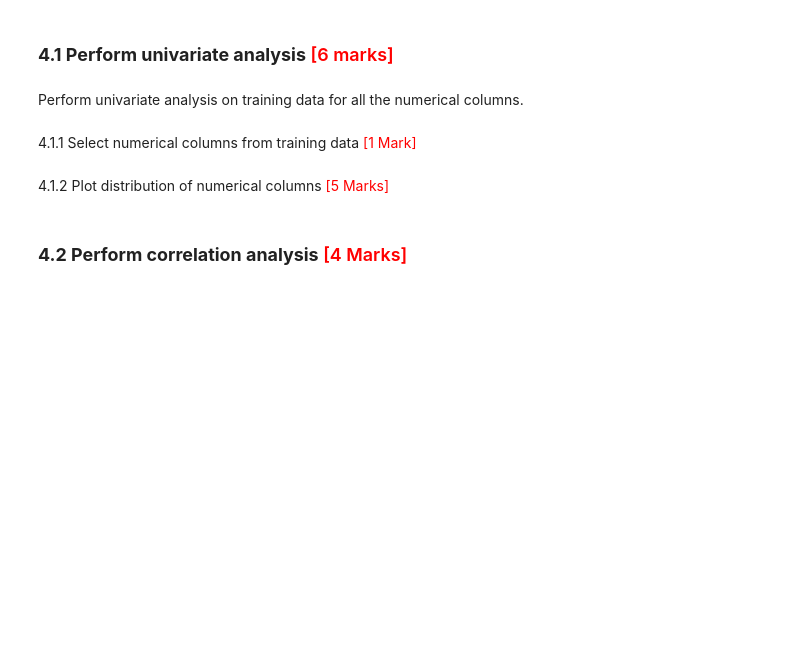
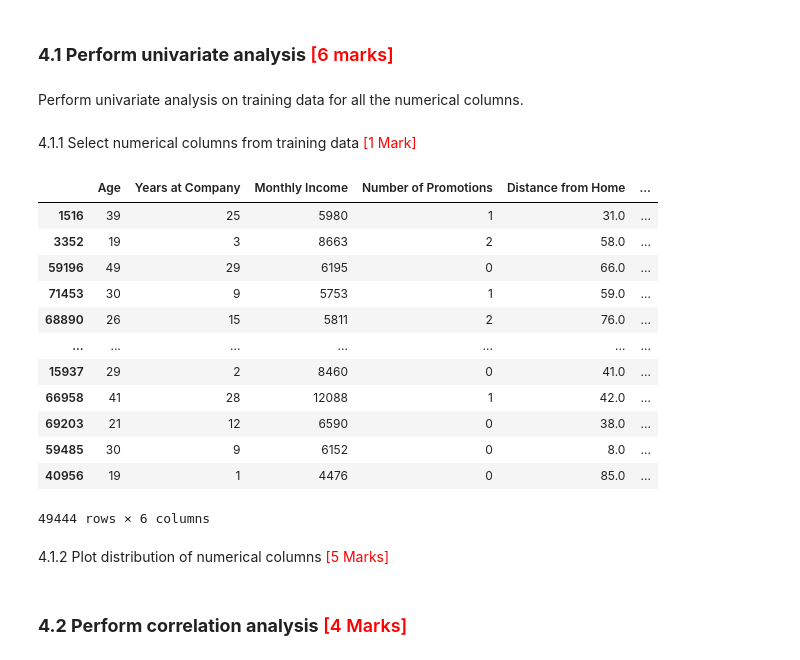
Before and after one commit to Harshitasareen/Employee-Retention-Case-Study, a Jupyter notebook: Predicting_Employee_Retention_Starter.ipynb, the cells around one changed output. Saved outputs shown, nothing was run; the diff lists cells and outputs as text; code cells hidden in the pictures; blank space fills up the shorter version.

```diff
--- a/Predicting_Employee_Retention_Starter.ipynb
+++ b/Predicting_Employee_Retention_Starter.ipynb
@@ -362,6 +362,6 @@ from sklearn.model_selection import train_test_split
 ### **3.2 Define feature and target variables** <font color = red>[2 Mark]</font>
 # %%
 # Put all the feature variables in X
-X = emp
+X = emp.drop(columns=['Attrition'])
 # Put the target variable in y
-y = emp_ids
+y = emp['Attrition']
@@ -380,6 +387,22 @@ Perform univariate analysis on training data for all the numerical columns.
 4.1.1 Select numerical columns from training data <font color = "red">[1 Mark]</font>
 # %%
 # Select numerical columns
+num_cols = X_train.select_dtypes(include=['int64', 'float64'])
+num_cols
+# %% [output]
+|  | Age | Years at Company | Monthly Income | Number of Promotions | Distance from Home | ... |
+| 1516 | 39 | 25 | 5980 | 1 | 31.0 | ... |
+| 3352 | 19 | 3 | 8663 | 2 | 58.0 | ... |
+| 59196 | 49 | 29 | 6195 | 0 | 66.0 | ... |
+| 71453 | 30 | 9 | 5753 | 1 | 59.0 | ... |
+| 68890 | 26 | 15 | 5811 | 2 | 76.0 | ... |
+| ... | ... | ... | ... | ... | ... | ... |
+| 15937 | 29 | 2 | 8460 | 0 | 41.0 | ... |
+| 66958 | 41 | 28 | 12088 | 1 | 42.0 | ... |
+| 69203 | 21 | 12 | 6590 | 0 | 38.0 | ... |
+| 59485 | 30 | 9 | 6152 | 0 | 8.0 | ... |
+| 40956 | 19 | 1 | 4476 | 0 | 85.0 | ... |
+49444 rows × 6 columns
 # %% [markdown]
 4.1.2 Plot distribution of numerical columns <font color = "red">[5 Marks]</font>
 # %%
```
Also changed, not shown: parts of 2 cells of this notebook.
